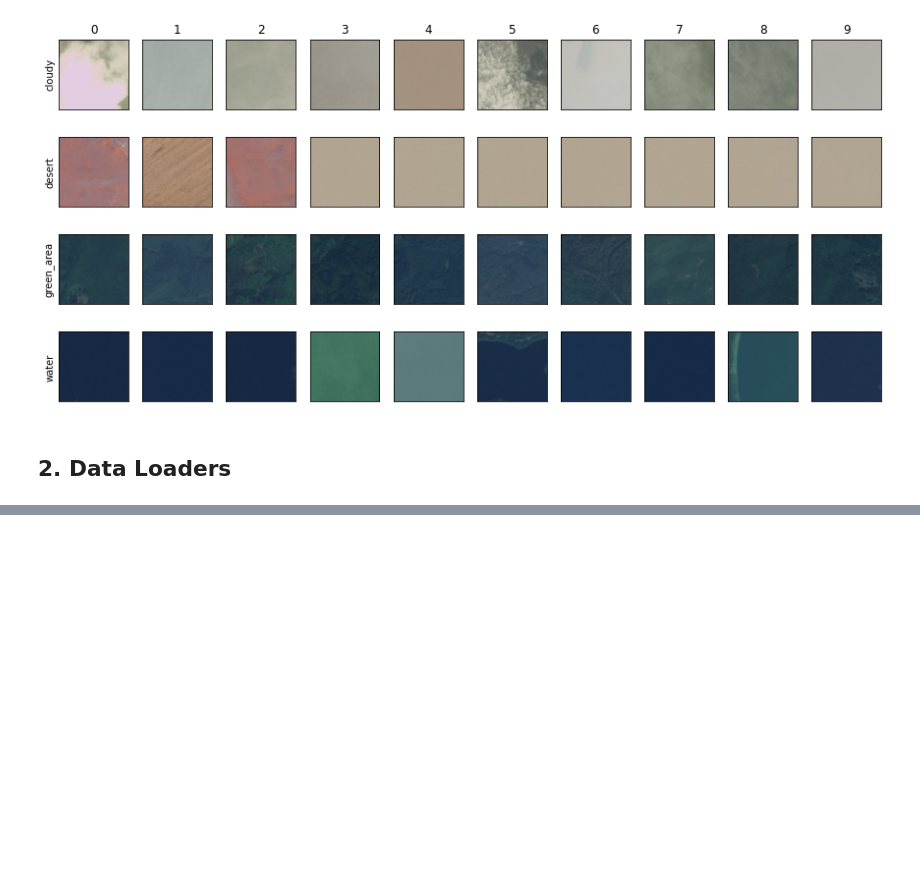
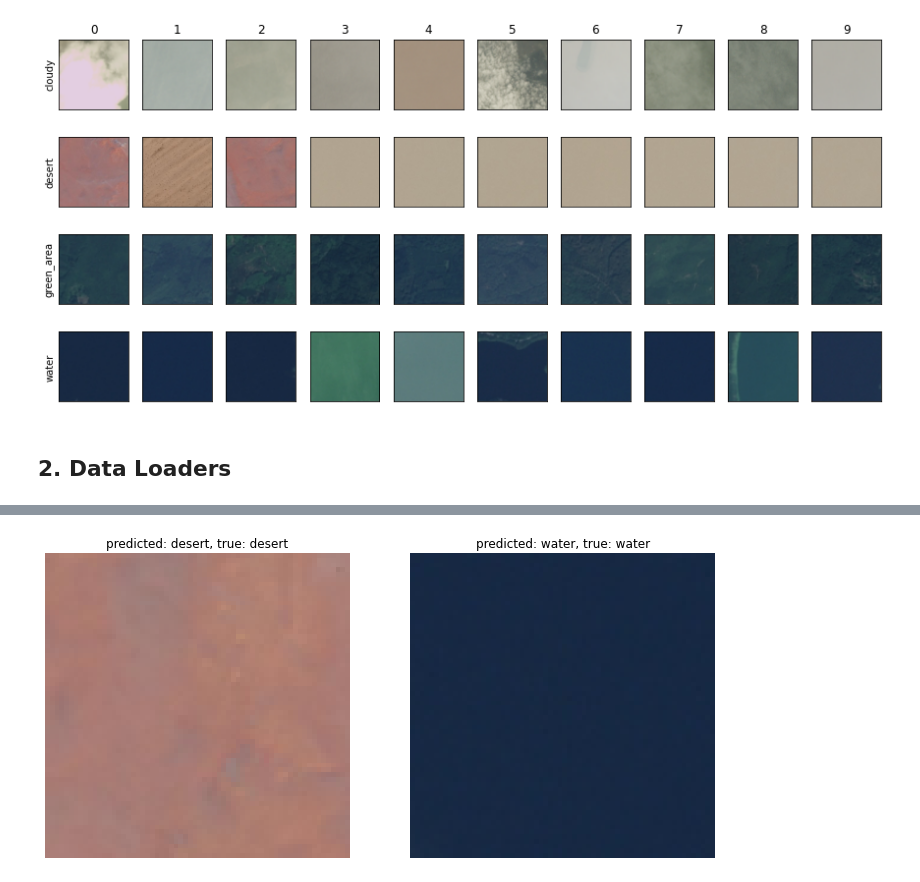
Before and after one commit to mxagar/space_exploration, a Jupyter notebook: space_image_classification/space_image_analysis.ipynb, the cells around one changed output, grey strips where cells are left out. Saved outputs shown, nothing was run; the diff lists cells and outputs as text; code cells hidden in the pictures; blank space fills up the shorter version.

```diff
--- a/space_image_classification/space_image_analysis.ipynb
+++ b/space_image_classification/space_image_analysis.ipynb
@@ -158,0 +365,37 @@ print(net)
+# %%
+def visualize_classify(model, dataloader, class_names, num_images=6):
+    was_training = model.training
+    model.eval() # validation & inference: always eval(), otherwise dropout is active!
+    images_so_far = 0
+    fig = plt.figure(figsize=(12,12))
+    normalize = True
+
+    with torch.no_grad():
+        dataiter = iter(dataloader)
+        inputs, labels = next(dataiter)
+        inputs = inputs.to(device)
+        labels = labels.to(device)
+        outputs = model.forward(inputs)
+        _, preds = torch.max(outputs.data, dim=1)
+
+        for j in range(inputs.size()[0]):
+            images_so_far += 1
+            ax = plt.subplot(num_images//2, 2, images_so_far)
+            ax.axis('off')
+            ax.set_title('predicted: {}, true: {}'.format(class_names[preds[j]],class_names[labels[j]]))
+            image = inputs.cpu().data[j].numpy().transpose((1, 2, 0))
+            if normalize:
+                mean = np.array([0.5, 0.5, 0.5])
+                std = np.array([0.5, 0.5, 0.5])
+                image = std * image + mean
+                image = np.clip(image, 0, 1)
+            plt.imshow(image)
+            if images_so_far == num_images:
+                model.train(mode=was_training)
+                break
+        model.train(mode=was_training)
+# %%
+# Predict and visualize some examples
+visualize_classify(net_, dataloader=test_loader, class_names=class_names, num_images=2)
+# %% [output]
+[figure, added]
```
Also changed, not shown: parts of 29 cells of this notebook.
